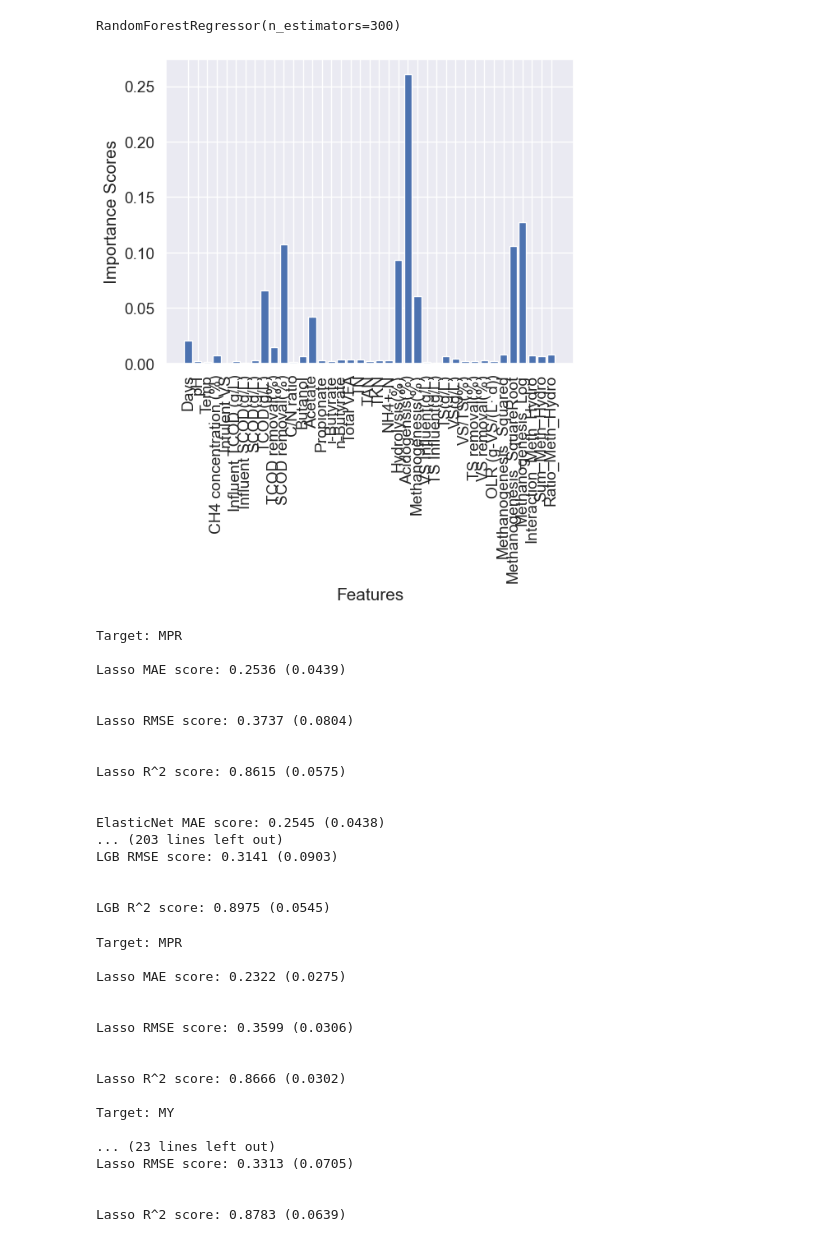
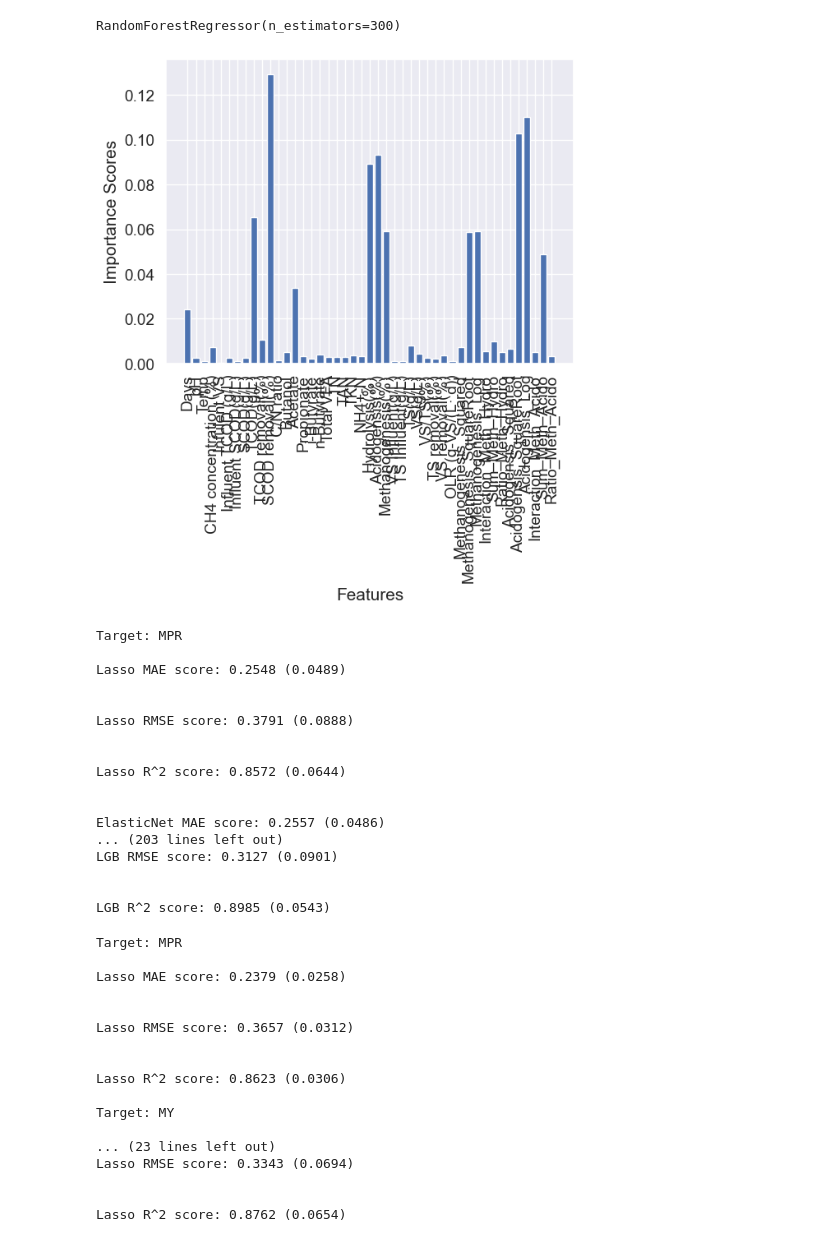
Before and after one commit to wenyi22/-, a Jupyter notebook: part1.ipynb, the cells around one changed output. Saved outputs shown, nothing was run; the diff lists cells and outputs as text; code cells hidden in the pictures.

```diff
--- a/part1.ipynb
+++ b/part1.ipynb
@@ -340,7 +320,7 @@ train = train.iloc[2:].reset_index(drop=True)
 test = test.iloc[2:].reset_index(drop=True)
 
 # train = train.interpolate(method="linear", limit_direction="both")
-# test = test.interpolate(method="linear", limit_direction="both")
+test = test.interpolate(method="linear", limit_direction="backward")
 # %%
 # # 找到Butanol列中的最低值
 # butanol_min = train['Butanol'].min()
@@ -606,10 +602,10 @@ BY: 不顯著 (p-value: 23.421372791297436)
 # print(tukey_results_df)
 # %%
 #數值型數據
-numeric_cols = train_dummy_data.columns[train_dummy_data.dtypes !='object']
+numeric_cols = train.columns[train.dtypes !='object']
 numeric_cols
 
-numeric_cols = test_dummy_data.columns[test_dummy_data.dtypes !='object']
+numeric_cols = test.columns[test.dtypes !='object']
 numeric_cols
 # %% [output]
 Index(['Days', 'pH', 'Temp', 'CH4 concentration (%)', 'Infulent VS',
@@ -623,8 +619,8 @@ Index(['Days', 'pH', 'Temp', 'CH4 concentration (%)', 'Infulent VS',
       dtype='object')
 # %%
 #標準化:（X-X'）/S  進行數據轉換  X 為原始值，X' 為平均值，S 為標準差
-numeric_cols_mean =test_dummy_data.loc[: ,numeric_cols].mean() # mean() 函式計算數值型特徵的平均值
-numeric_cols_std = test_dummy_data.loc[: ,numeric_cols].std() #std() 函式計算數值型特徵的標準差
-test_dummy_data.loc[: ,numeric_cols] = (test_dummy_data.loc[: ,numeric_cols] - numeric_cols_mean)/numeric_cols_std #轉換後的數值型特徵資料儲存在 train_dummy_data 變數中
+numeric_cols_mean =test.loc[: ,numeric_cols].mean() # mean() 函式計算數值型特徵的平均值
+numeric_cols_std = test.loc[: ,numeric_cols].std() #std() 函式計算數值型特徵的標準差
+test.loc[: ,numeric_cols] = (test.loc[: ,numeric_cols] - numeric_cols_mean)/numeric_cols_std #轉換後的數值型特徵資料儲存在 train 變數中
 # %%
 #標準化:（X-X'）/S  進行數據轉換  X 為原始值，X' 為平均值，S 為標準差
@@ -939,20 +912,22 @@ features = ['Days', 'pH', 'Temp', 'CH4 concentration (%)', 'Infulent VS',
             'VS Influent(g/L)', 'TS Influent(g/L)', 'TS(g/L)', 'VS(g/L)',
             'VS/TS(%)', 'TS removal(%)', 'VS removal(%)', 'OLR (g-VS/(L· d))',
             'Methanogenesis_Squared', 'Methanogenesis_SquareRoot', 'Methanogenesis_Log',
-            'Interaction_Meth_Hydro', 'Sum_Meth_Hydro', 'Ratio_Meth_Hydro']
+            'Interaction_Meth_Hydro', 'Sum_Meth_Hydro', 'Ratio_Meth_Hydro', 'Acidogensis_Squared',
+            'Acidogensis_SquareRoot', 'Acidogensis_Log', 'Interaction_Meth_Acido', 'Sum_Meth_Acido',
+            'Ratio_Meth_Acido']
 
 targets = ['MPR', 'MY', 'BPR', 'BY']  # 目標變量
-target_MPR = train_dummy_data['MPR']
-target_MY = train_dummy_data['MY']
-target_BPR = train_dummy_data['BPR']
-target_BY = train_dummy_data['BY']
+target_MPR = train['MPR']
+target_MY = train['MY']
+target_BPR = train['BPR']
+target_BY = train['BY']
 
 for target in targets:
     print("Target:", target)
 
     # 创建特征和目标变量的数据集
-    X = train_dummy_data[features]
-    y = train_dummy_data[target]
+    X = train[features]
+    y = train[target]
 
     # 构建随机森林模型
     model = RandomForestRegressor(n_estimators=100)
@@ -964,6 +939,7 @@ for target in targets:
     importance_scores = model.feature_importances_
 
     # 可视化变量重要性
+    plt.figure(figsize=(7, 7))
     plt.bar(features, importance_scores)
     plt.xlabel('Features')
     plt.ylabel('Importance Scores')
@@ -1008,32 +984,32 @@ RandomForestRegressor(n_estimators=300)
 # %%
 #隨機森林塞選變數
 
 # 創建特徵和目標變量的數據集
-X_test = test_dummy_data[features]
-y_test = test_dummy_data[targets]
-test_target_MPR = test_dummy_data['MPR']
-test_target_MY = test_dummy_data['MY']
-test_target_BPR = test_dummy_data['BPR']
-test_target_BY = test_dummy_data['BY']
+X_test = test[features]
+y_test = test[targets]
+test_target_MPR = test['MPR']
+test_target_MY = test['MY']
+test_target_BPR = test['BPR']
+test_target_BY = test['BY']
 # 構建隨機森林模型
-model = RandomForestRegressor(n_estimators=100)
+model = RandomForestRegressor(n_estimators=300)
 
 # 訓練模型
 model.fit(X_test, y_test)
 
 # 提取變數重要性
 importance_scores = model.feature_importances_
 
 # 可視化變數重要性
 
 
 plt.bar(features, importance_scores)
 plt.xlabel('Features')
 plt.ylabel('Importance Scores')
 plt.xticks(rotation=90)
 plt.show()
 # %% [output]
-[figure, old version]
+[figure, new version]
 # %%
 #導入
 from sklearn.linear_model import ElasticNet, Lasso, BayesianRidge, LassoLarsIC, Ridge
@@ -1079,7 +1055,7 @@ train_size = 0.8
 for target_name, target in zip(['MPR', 'MY', 'BPR', 'BY'], [target_MPR, target_MY, target_BPR, target_BY]):
     print("Target:", target_name)
 
-    X = train_dummy_data[features].loc[target.index]
+    X = train[features].loc[target.index]
     y_selected = target
 
     # 使用train_test_split來拆分訓練集和驗證集
@@ -1178,26 +1154,26 @@ for target_name, target in zip(['MPR', 'MY', 'BPR', 'BY'], [target_MPR, target_M
 # %% [output]
 Target: MPR
 
-Lasso MAE score: 0.2536 (0.0439)
+Lasso MAE score: 0.2548 (0.0489)
 
 
-Lasso RMSE score: 0.3737 (0.0804)
+Lasso RMSE score: 0.3791 (0.0888)
 
 
-Lasso R^2 score: 0.8615 (0.0575)
+Lasso R^2 score: 0.8572 (0.0644)
 
 
-ElasticNet MAE score: 0.2545 (0.0438)
+ElasticNet MAE score: 0.2557 (0.0486)
 ... (203 lines left out)
-LGB RMSE score: 0.3141 (0.0903)
+LGB RMSE score: 0.3127 (0.0901)
 
 
-LGB R^2 score: 0.8975 (0.0545)
+LGB R^2 score: 0.8985 (0.0543)
 # %%
 for target_name, target in zip(['MPR', 'MY', 'BPR', 'BY'], [target_MPR, target_MY, target_BPR, target_BY]):
     print("Target:", target_name)
 
-    X = train_dummy_data[features].loc[target.index]
+    X = train[features].loc[target.index]
     y_selected = target
 
     # Lasso
@@ -1218,21 +1194,21 @@ for target_name, target in zip(['MPR', 'MY', 'BPR', 'BY'], [target_MPR, target_M
 # %% [output]
 Target: MPR
 
-Lasso MAE score: 0.2322 (0.0275)
+Lasso MAE score: 0.2379 (0.0258)
 
 
-Lasso RMSE score: 0.3599 (0.0306)
+Lasso RMSE score: 0.3657 (0.0312)
 
 
-Lasso R^2 score: 0.8666 (0.0302)
+Lasso R^2 score: 0.8623 (0.0306)
 
 Target: MY
 
 ... (23 lines left out)
-Lasso RMSE score: 0.3313 (0.0705)
+Lasso RMSE score: 0.3343 (0.0694)
 
 
-Lasso R^2 score: 0.8783 (0.0639)
+Lasso R^2 score: 0.8762 (0.0654)
 # %%
 # #Lasso
 # lasso = make_pipeline(RobustScaler(), Lasso(alpha =0.0005,random_state=1))
```
Also changed, not shown: parts of 32 cells of this notebook.
